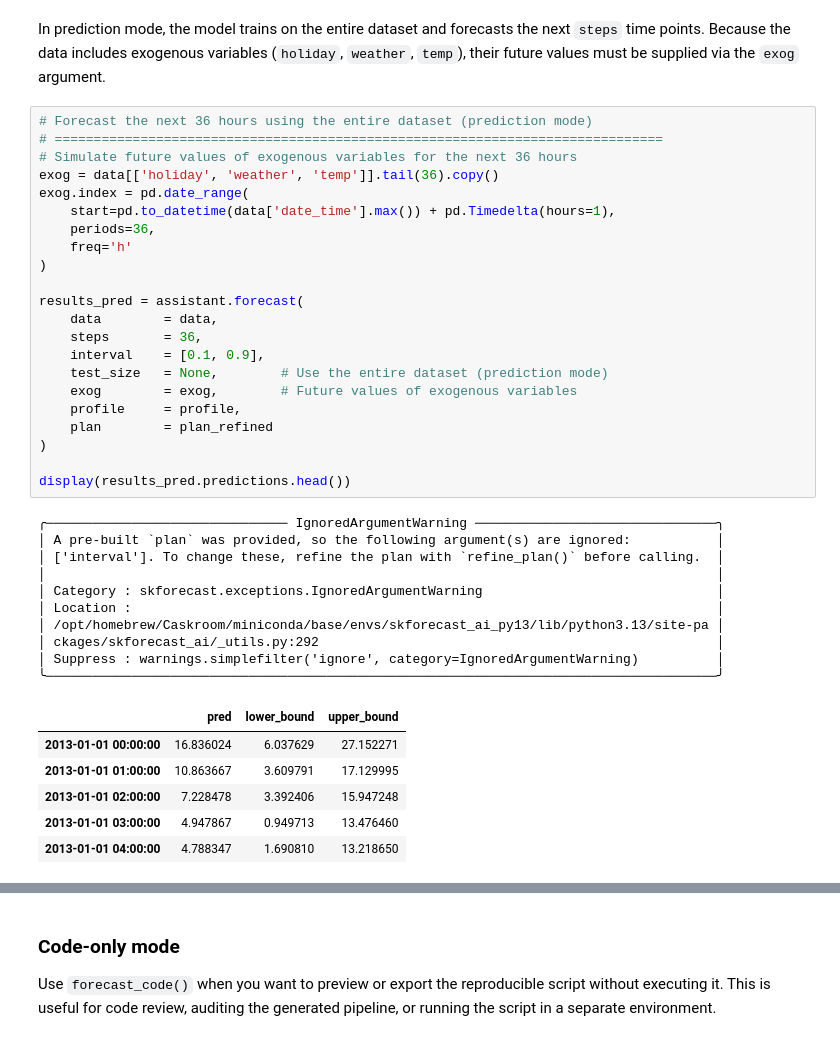
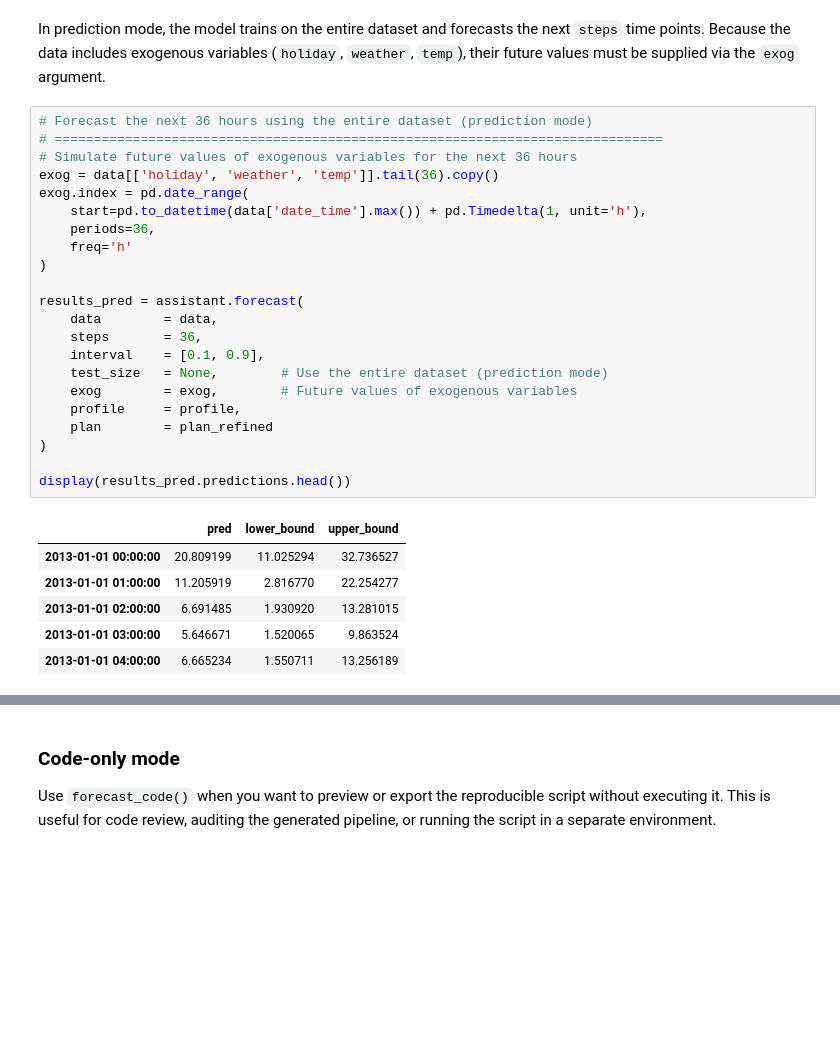
Before and after one commit to skforecast/skforecast-ai, a Jupyter notebook: docs/user-guides/agentic-forecasting-step-by-step.ipynb, the cells around one changed output, grey strips where cells are left out. Drawn from its saved outputs; the diff is of its cells as text; blank space fills up the shorter version.

```diff
--- a/docs/user-guides/agentic-forecasting-step-by-step.ipynb
+++ b/docs/user-guides/agentic-forecasting-step-by-step.ipynb
@@ -660,42 +653,32 @@ In prediction mode, the model trains on the entire dataset and forecasts the nex
 # %%
 # Forecast the next 36 hours using the entire dataset (prediction mode)
 # ==============================================================================
 # Simulate future values of exogenous variables for the next 36 hours
 exog = data[['holiday', 'weather', 'temp']].tail(36).copy()
 exog.index = pd.date_range(
-    start=pd.to_datetime(data['date_time'].max()) + pd.Timedelta(hours=1),
+    start=pd.to_datetime(data['date_time'].max()) + pd.Timedelta(1, unit='h'),
     periods=36,
     freq='h'
 )
 
 results_pred = assistant.forecast(
     data        = data,
     steps       = 36,
     interval    = [0.1, 0.9],
     test_size   = None,        # Use the entire dataset (prediction mode)
     exog        = exog,        # Future values of exogenous variables
     profile     = profile,
     plan        = plan_refined
 )
 
 display(results_pred.predictions.head())
 # %% [output]
-╭─────────────────────────────── IgnoredArgumentWarning ───────────────────────────────╮
-│ A pre-built `plan` was provided, so the following argument(s) are ignored:           │
-│ ['interval']. To change these, refine the plan with `refine_plan()` before calling.  │
-│                                                                                      │
-│ Category : skforecast.exceptions.IgnoredArgumentWarning                              │
-│ Location :                                                                           │
-│ /opt/homebrew/Caskroom/miniconda/base/envs/skforecast_ai_py13/lib/python3.13/site-pa │
-│ ckages/skforecast_ai/_utils.py:292                                                   │
-│ Suppress : warnings.simplefilter('ignore', category=IgnoredArgumentWarning)          │
-╰──────────────────────────────────────────────────────────────────────────────────────╯
 |  | pred | lower_bound | upper_bound |
-| 2013-01-01 00:00:00 | 16.836024 | 6.037629 | 27.152271 |
-| 2013-01-01 01:00:00 | 10.863667 | 3.609791 | 17.129995 |
-| 2013-01-01 02:00:00 | 7.228478 | 3.392406 | 15.947248 |
-| 2013-01-01 03:00:00 | 4.947867 | 0.949713 | 13.476460 |
-| 2013-01-01 04:00:00 | 4.788347 | 1.690810 | 13.218650 |
+| 2013-01-01 00:00:00 | 20.809199 | 11.025294 | 32.736527 |
+| 2013-01-01 01:00:00 | 11.205919 | 2.816770 | 22.254277 |
+| 2013-01-01 02:00:00 | 6.691485 | 1.930920 | 13.281015 |
+| 2013-01-01 03:00:00 | 5.646671 | 1.520065 | 9.863524 |
+| 2013-01-01 04:00:00 | 6.665234 | 1.550711 | 13.256189 |
 # %%
 # Full results object
 # ==============================================================================
```
Also changed, not shown: parts of 28 cells of this notebook, 19 other files.
